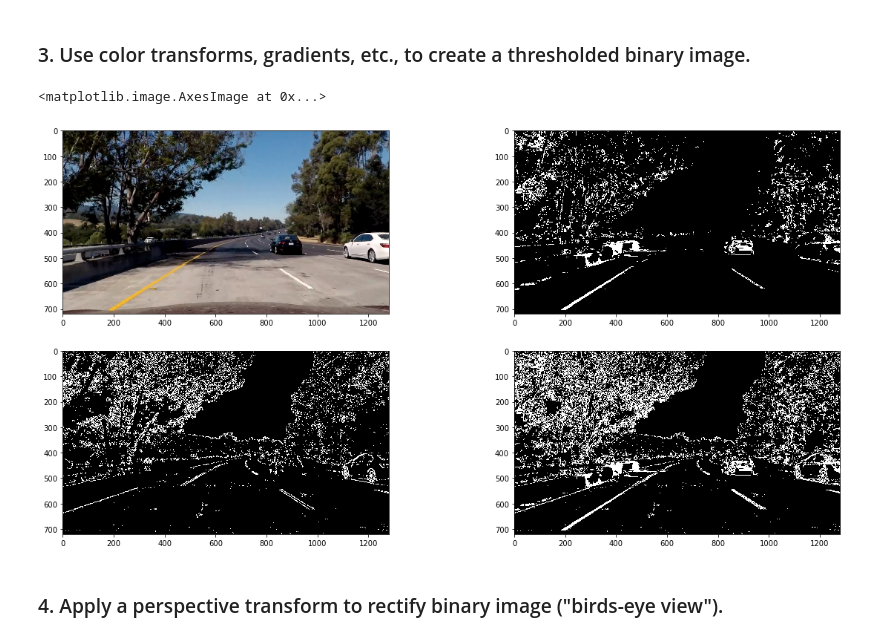
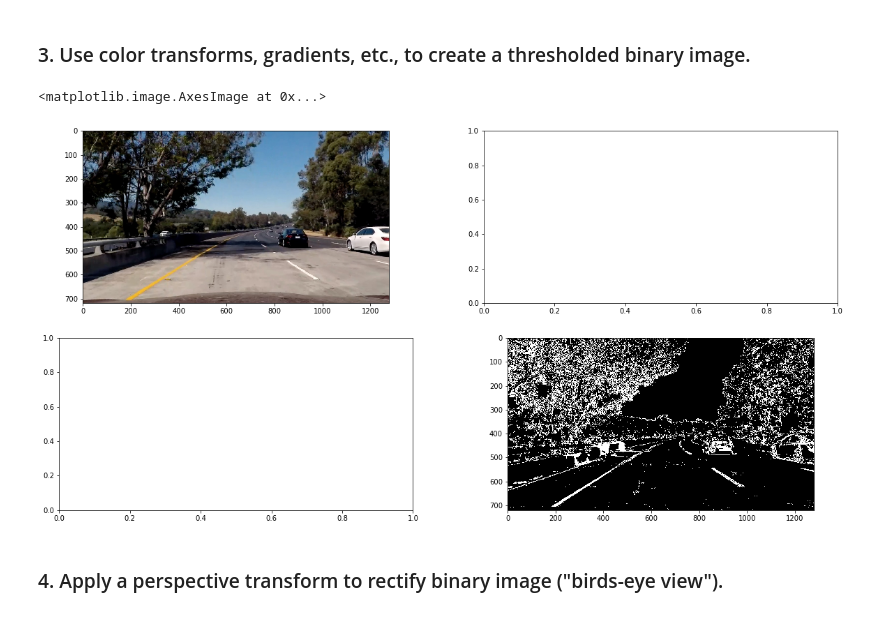
Before and after one commit to EvanWY/CarND-Advanced-Lane-Lines, a Jupyter notebook: advance_lane_lines.ipynb, the cells around one changed output. Drawn from its saved outputs; the diff is of its cells as text; code cells hidden in the pictures.

```diff
--- a/advance_lane_lines.ipynb
+++ b/advance_lane_lines.ipynb
@@ -200,14 +200,14 @@ def thresholdMask(img):
 # %%
 threshold_binary = thresholdMask(img)
 f, (ax1, ax2) = plt.subplots(2, 2, figsize=(20,10))
 
 ax1[0].imshow(cv2.cvtColor(img, cv2.COLOR_BGR2RGB))
-ax1[1].imshow(hls_binary, cmap = 'gray')
-ax2[0].imshow(grad_binary, cmap = 'gray')
+# ax1[1].imshow(hls_binary, cmap = 'gray')
+# ax2[0].imshow(grad_binary, cmap = 'gray')
 ax2[1].imshow(threshold_binary, cmap = 'gray')
 # %% [output]
 <matplotlib.image.AxesImage at 0x...>
-[figure, old version]
+[figure, new version]
 # %% [markdown]
 ### 4. Apply a perspective transform to rectify binary image ("birds-eye view").
 # %%
```
Also changed, not shown: parts of 6 cells of this notebook, 7 other files.
